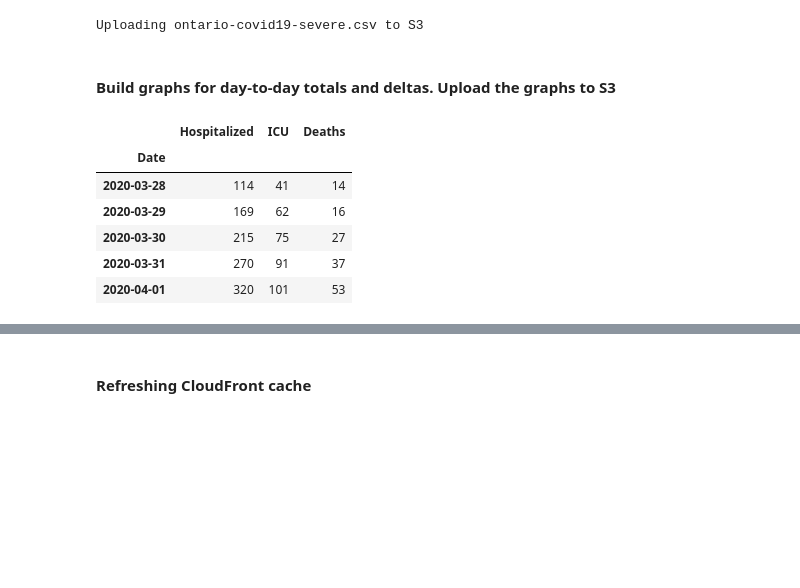
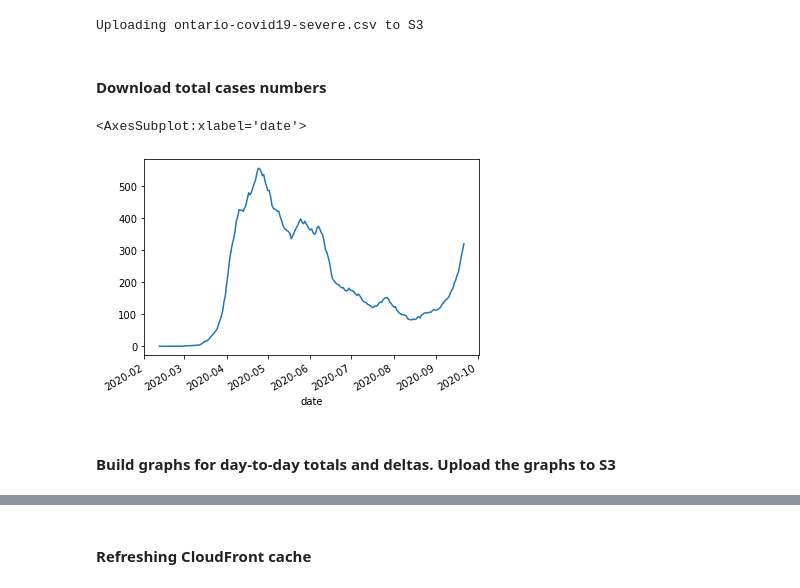
Before and after one commit to mikevostrikov/2020-ontario-covid19-severe, a Jupyter notebook: etl/pipeline.ipynb, the cells around one changed output, grey strips where cells are left out. Drawn from its saved outputs; the diff is of its cells as text; code cells hidden in the pictures; blank space fills up the shorter version.

Commit message:
Total cases dataflow added

```diff
--- a/etl/pipeline.ipynb
+++ b/etl/pipeline.ipynb
@@ -224,3 +226,23 @@ print('Uploading ontario-covid19-severe.csv to S3')
       'deaths','deaths_delta','deaths_mva10']].to_csv('s3://2020-ontario-covid19-severe/ontario-covid19-severe.csv')
 # %% [output]
 Uploading ontario-covid19-severe.csv to S3
+# %% [markdown]
+<h4>Download total cases numbers</h4>
+# %%
+import pandas as pd
+
+covid_status_df = pd.read_csv(
+    'https://data.ontario.ca/dataset/f4f86e54-872d-43f8-8a86-3892fd3cb5e6/resource/ed270bb8-340b-41f9-a7c6-e8ef587e6d11/download/covidtesting.csv',
+    parse_dates=['Reported Date'],
+    usecols=['Reported Date', 'Total Cases'],
+    index_col='Reported Date',
+    dtype={'Total Cases': 'Int32'}
+    ).dropna()
+covid_status_df.index.name = 'date'
+covid_status_df.columns = ['total_cases']
+# %%
+covid_status_df['total_cases_mva10'] = covid_status_df['total_cases'].diff(10)/10
+covid_status_df['total_cases_mva10'].plot.line() #noprod
+# %% [output]
+<AxesSubplot:xlabel='date'>
+[figure, added]
@@ -227,18 +260,6 @@ Uploading ontario-covid19-severe.csv to S3
 # %% [markdown]
 <a id="build-graphs"></a>
 <h4>Build graphs for day-to-day totals and deltas. Upload the graphs to S3</h4>
-# %%
-pretty_final_df = final_df.rename(columns={'hospitalized': 'Hospitalized', 'icu': 'ICU', 'deaths': 'Deaths'})
-pretty_final_df.index.name = 'Date'
-pretty_final_df.head() #noprod
-# %% [output]
-|  | Hospitalized | ICU | Deaths |
-| Date |  |  |  |
-| 2020-03-28 | 114 | 41 | 14 |
-| 2020-03-29 | 169 | 62 | 16 |
-| 2020-03-30 | 215 | 75 | 27 |
-| 2020-03-31 | 270 | 91 | 37 |
-| 2020-04-01 | 320 | 101 | 53 |
 # %%
 def fig2s3(fig, name):
     import s3fs
```
Also changed, not shown: parts of 13 cells of this notebook, 1 other file.
